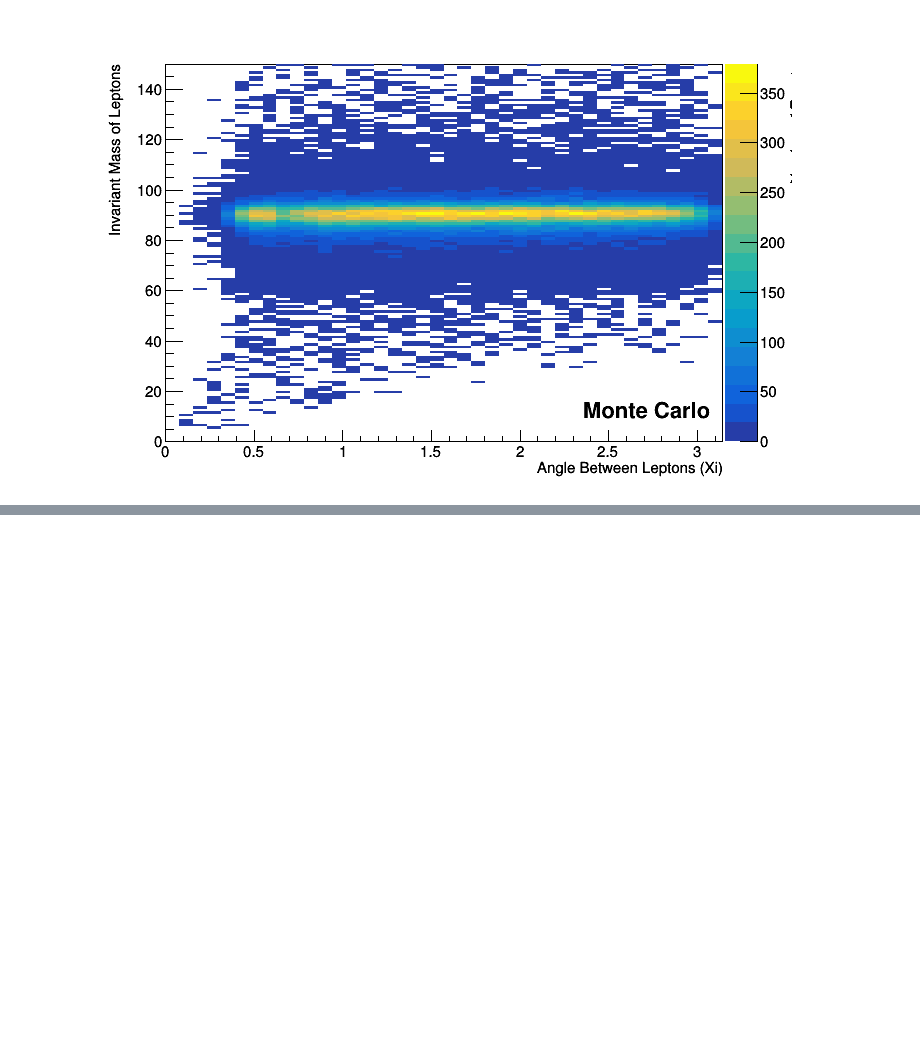
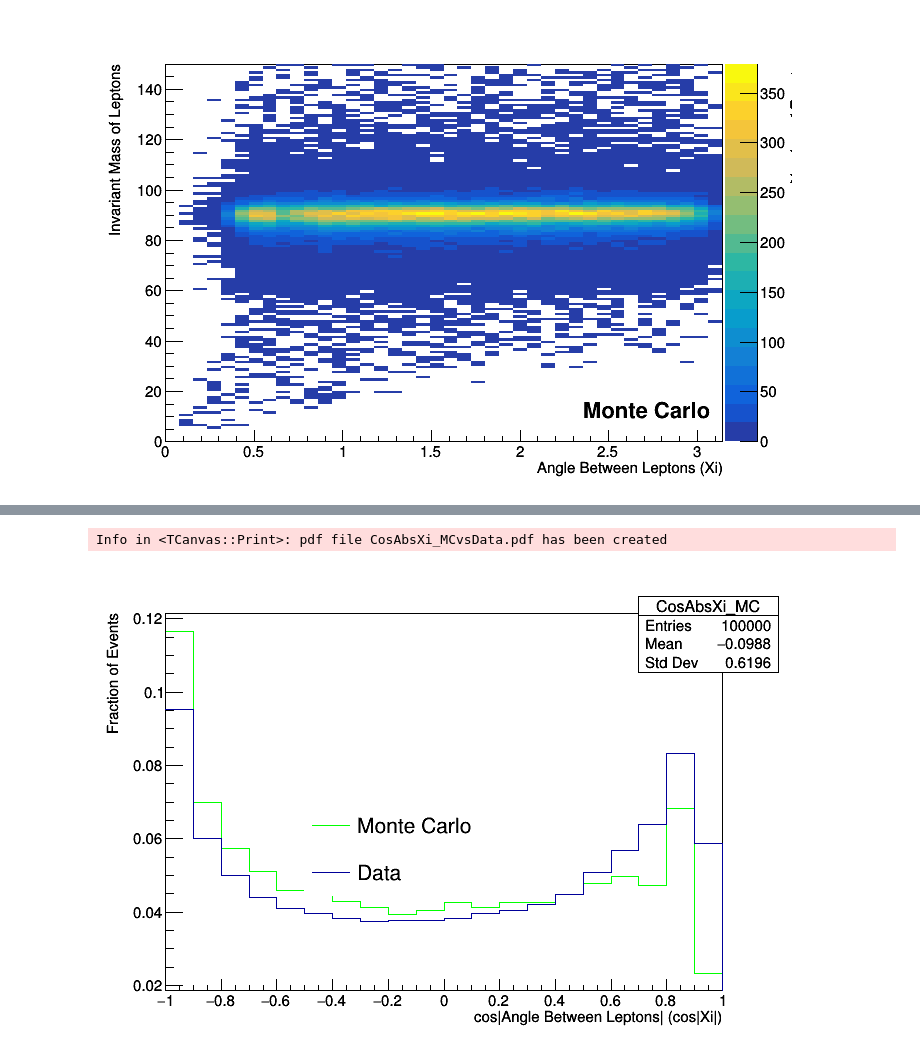
Before and after one commit to badeaa3/HarvardPhys145, a Jupyter notebook: python/Dilepton Invariant Mass Distribution.ipynb, the cells around one changed output, grey strips where cells are left out. Drawn from its saved outputs; the diff is of its cells as text; code cells hidden in the pictures; blank space fills up the shorter version.

```diff
--- a/python/Dilepton Invariant Mass Distribution.ipynb
+++ b/python/Dilepton Invariant Mass Distribution.ipynb
@@ -194,3 +204,23 @@ Info in <TCanvas::Print>: pdf file Xi_MCvsData.pdf has been created
+# %%
+l = R.TLegend(0.3, 0.3, 0.6, 0.5)
+l.SetBorderSize(0)
+
+CosAbsXi_MC.Draw("hist")
+CosAbsXi_MC.GetXaxis().SetTitle("cos|Angle Between Leptons| (cos|Xi|)")
+CosAbsXi_MC.GetYaxis().SetTitle("Fraction of Events")
+CosAbsXi_MC.SetLineColor(3)
+l.AddEntry(CosAbsXi_MC,"Monte Carlo","l")
+
+CosAbsXi.Draw("hist same")
+l.AddEntry(CosAbsXi,"Data","l")
+
+l.Draw()
+c.Update()
+c.Draw()
+c.SaveAs("CosAbsXi_MCvsData.pdf")
+# %% [output]
+Info in <TCanvas::Print>: pdf file CosAbsXi_MCvsData.pdf has been created
+[figure, added]
 # %%
 yTitle = "Fraction of Events"
 plt.style.use('bmh')
```
Also changed, not shown: parts of 6 cells of this notebook.
